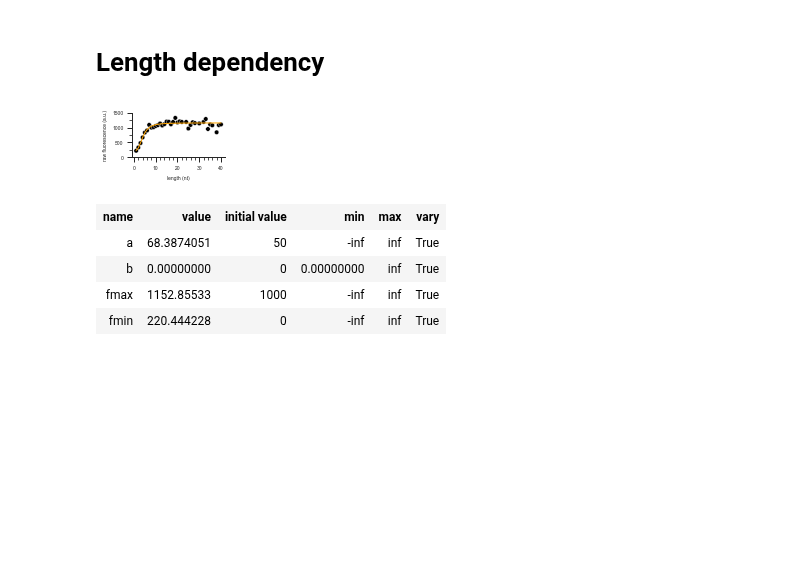
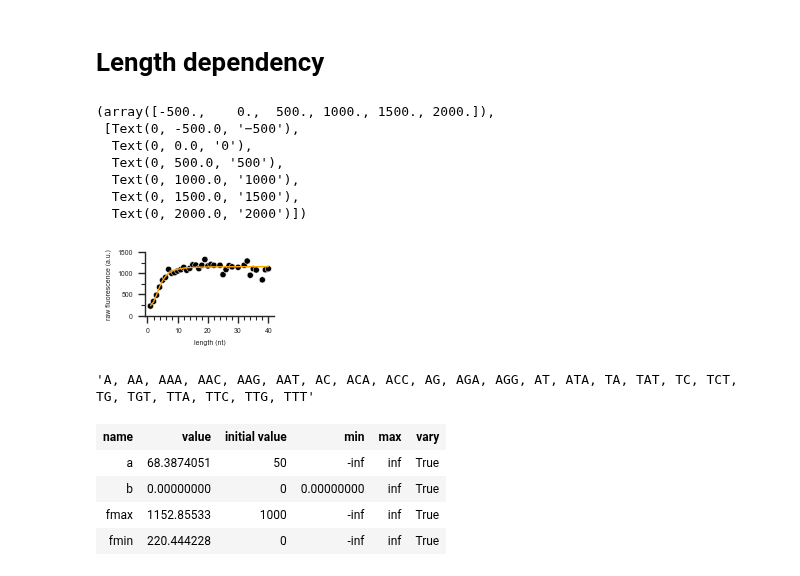
Before and after one commit to keyuxi/nnn_analysis, a Jupyter notebook: 220420_figure1_local.ipynb, the cells around one changed output. Cells and saved outputs as stored; diff of their text form; code cells hidden in the pictures; blank space fills up the shorter version.

```diff
--- a/220420_figure1_local.ipynb
+++ b/220420_figure1_local.ipynb
@@ -426,35 +455,46 @@ fmax, fmin = 1000, 0
 params = Parameters()
 params.add('a', value=50)
 params.add('b', value=0, min=0, vary=True)
 params.add('fmax', value=fmax, vary=True)
 params.add('fmin', value=fmin, vary=True)
 
 x = length_dep.index
 data = length_dep.values
 out = minimize(residual, params, args=(x, data))
 length_theoretical = residual(out.params, x, data) + data
 
 fig, ax = plt.subplots(figsize=(4.25*cm, 0.6*3.5*cm))
 sns.scatterplot(x=length_dep.index, y=length_dep, color='k', size=length_dep.index, sizes=(20,20))
 plt.plot(length_dep.index, length_theoretical, color='orange', linewidth=1)
 
 ax.get_legend().remove()
 sns.despine(trim=False)
 ax.set_xlabel('length (nt)', fontsize=tick_font_size)
 ax.set_ylabel('raw fluorescence (a.u.)', fontsize=tick_font_size)
 ax.set_ylim(bottom=0, top=1500)
 
 ax.xaxis.set_major_locator(MultipleLocator(10))
 ax.xaxis.set_minor_locator(MultipleLocator(2))
 ax.yaxis.set_major_locator(MultipleLocator(500))
 ax.yaxis.set_minor_locator(MultipleLocator(250))
 
 plt.xticks(fontsize=tick_font_size)
 plt.yticks(fontsize=tick_font_size)
 
-util.save_fig('./fig/length_dependency/length_dependency_repeats_and_polyA.pdf')
+# util.save_fig('./fig/length_dependency/length_dependency_repeats_and_polyA.pdf')
 # %% [output]
+(array([-500.,    0.,  500., 1000., 1500., 2000.]),
+ [Text(0, -500.0, '−500'),
+  Text(0, 0.0, '0'),
+  Text(0, 500.0, '500'),
+  Text(0, 1000.0, '1000'),
+  Text(0, 1500.0, '1500'),
+  Text(0, 2000.0, '2000')])
-[figure, old version]
+[figure, new version]
+# %%
+', '.join(np.unique([x[:3] for x in repeat_series.RefSeq]))
+# %% [output]
+'A, AA, AAA, AAC, AAG, AAT, AC, ACA, ACC, AG, AGA, AGG, AT, ATA, TA, TAT, TC, TCT, TG, TGT, TTA, TTC, TTG, TTT'
 # %%
 out.params
 # %% [output]
```
Also changed, not shown: parts of 5 cells of this notebook, 22 other files.
